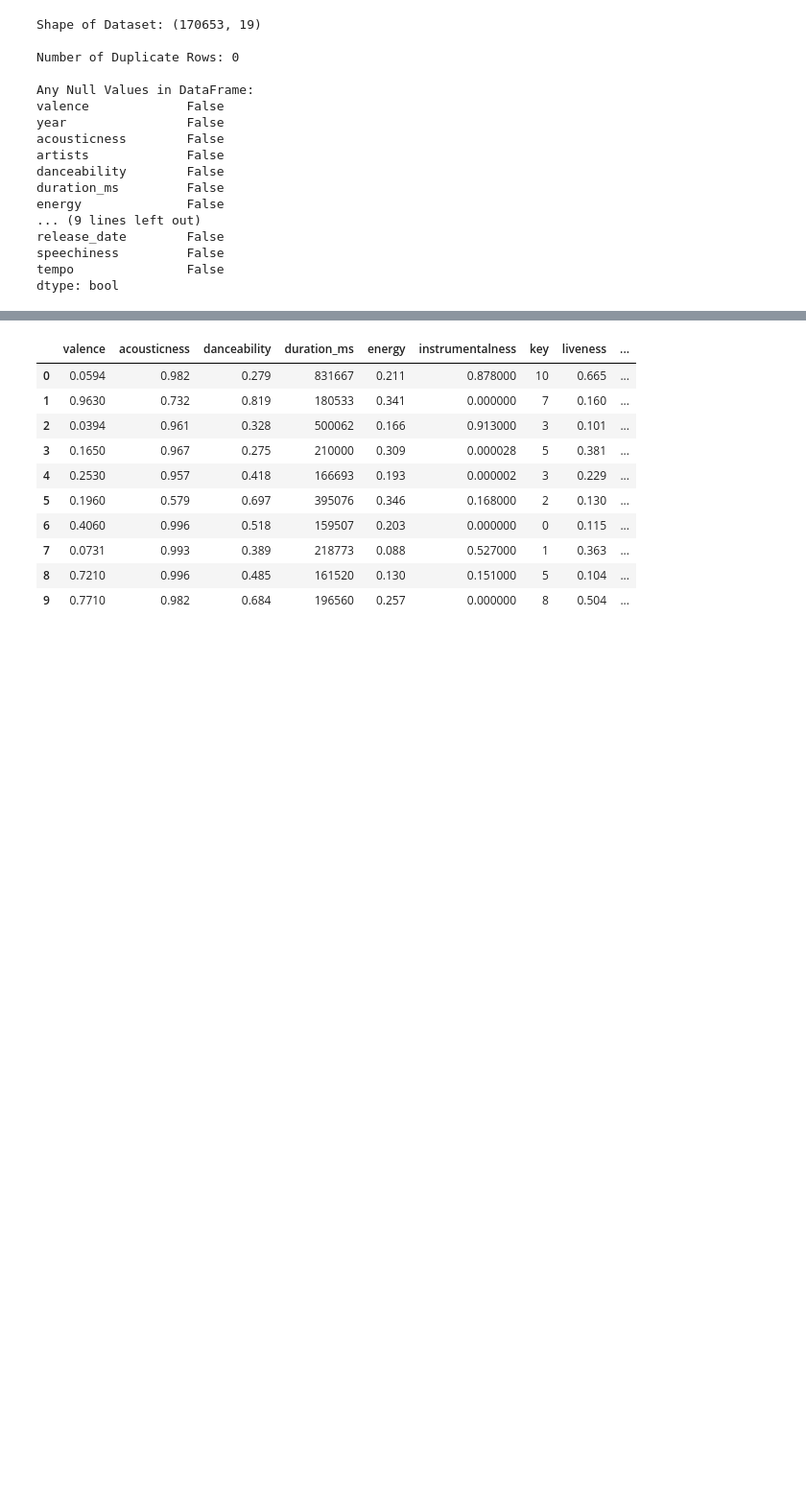
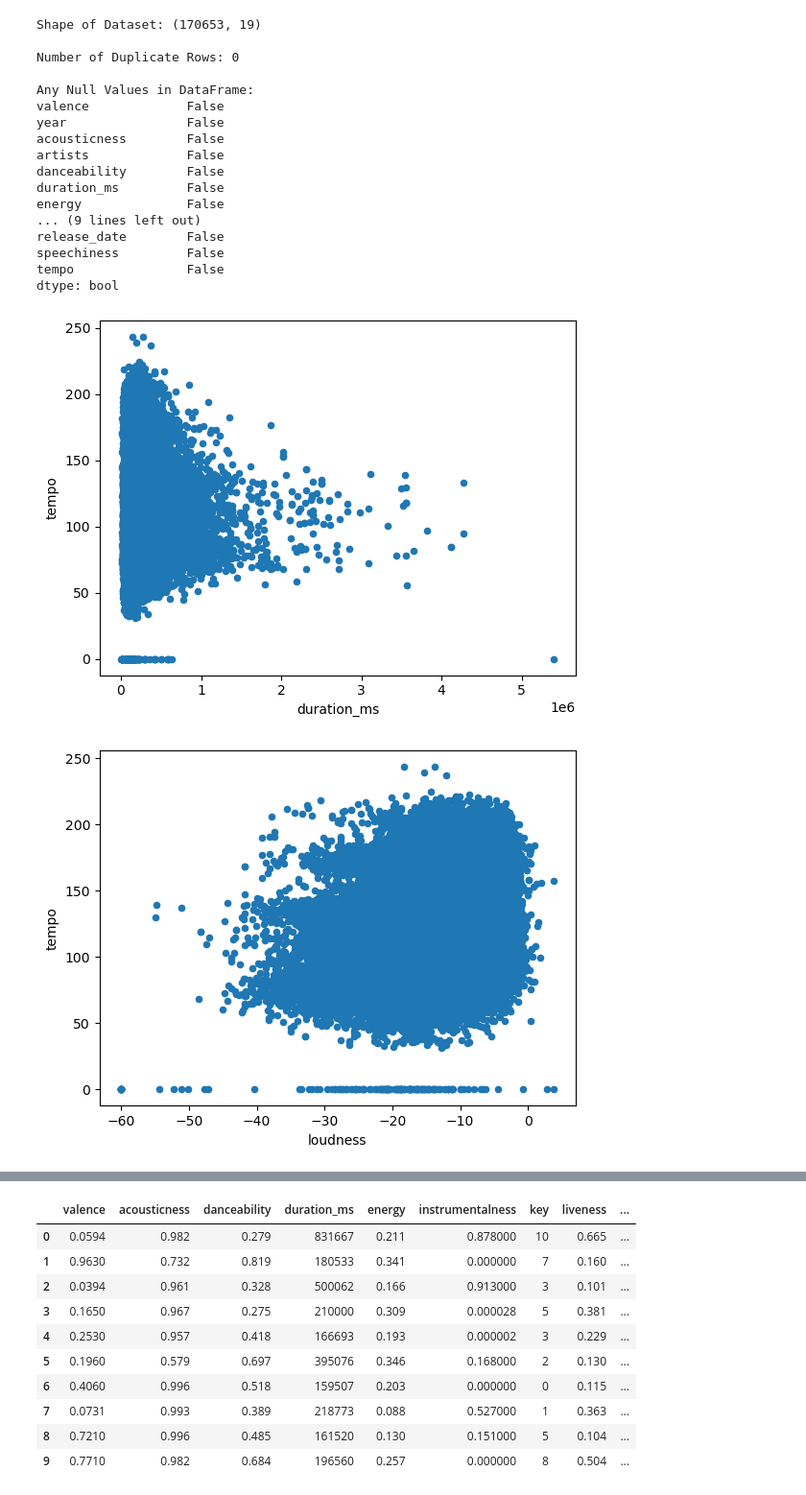
Before and after one commit to alanc224/CSC448FinalProject, a Jupyter notebook: Code/Konrad_Zielinski/main.ipynb, the cells around one changed output, grey strips where cells are left out. Shown at 96% size. Cells and saved outputs as stored; diff of their text form; code cells hidden in the pictures; blank space fills up the shorter version.

```diff
--- a/Code/Konrad_Zielinski/main.ipynb
+++ b/Code/Konrad_Zielinski/main.ipynb
@@ -50,3 +53,21 @@ release_date        False
 speechiness         False
 tempo               False
 dtype: bool
+# %%
+# Checking of any potential patterns for non-discrete value columns, for the purposes of project report.
+df_report1 = df_spotify[['duration_ms', 'tempo']]
+df_report2 = df_spotify[['loudness', 'tempo']]
+df_report3 = df_spotify[['duration_ms', 'loudness']]
+#print(df_report.head(10))
+
+df_report1.plot(kind='scatter', x='duration_ms', y='tempo')
+plt.show()
+
+df_report2.plot(kind='scatter', x='loudness', y='tempo')
+plt.show()
+
+df_report3.plot(kind='scatter', x='duration_ms', y='loudness')
+plt.show()
+# %% [output]
+[figure, added]
+[figure, added]
```
Also changed, not shown: parts of 16 cells of this notebook, 2 other files.
